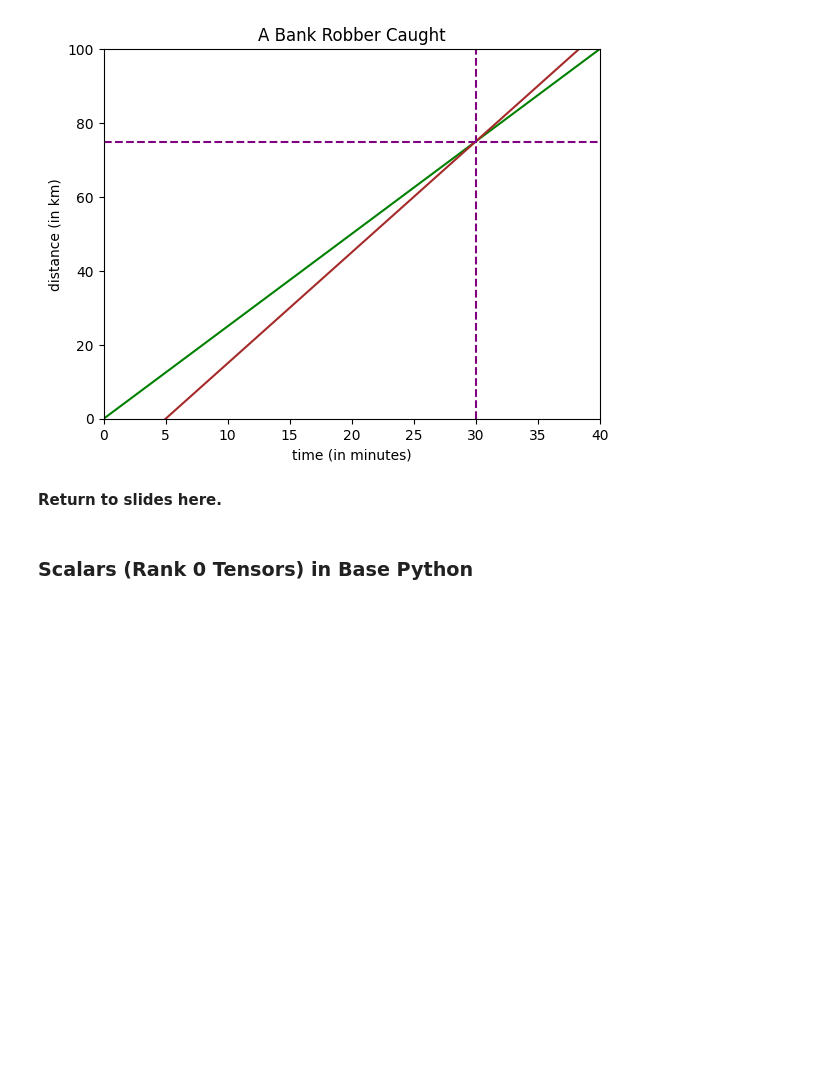
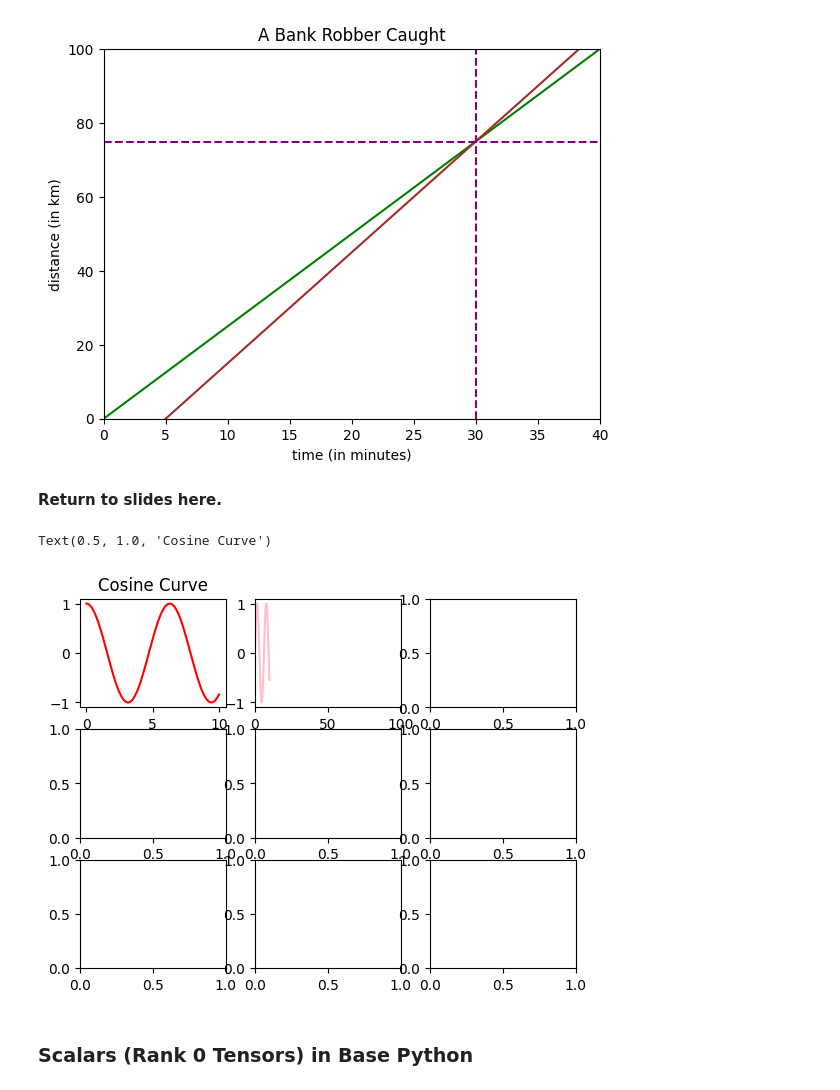
Before and after one commit to jpandey55/ML, a Jupyter notebook: notebooks/1-intro-to-linear-algebra.ipynb, the cells around one changed output. Saved outputs shown, nothing was run; the diff lists cells and outputs as text; code cells hidden in the pictures; blank space fills up the shorter version.

```diff
--- a/notebooks/1-intro-to-linear-algebra.ipynb
+++ b/notebooks/1-intro-to-linear-algebra.ipynb
@@ -81,6 +81,16 @@ _ = plt.axhline(y=75, color='purple', linestyle='--')
 [figure]
 # %% [markdown]
 **Return to slides here.**
+# %%
+fig, axs = plt.subplots(ncols=3, nrows=3)
+x = np.linspace(0, 10, 1000)
+axs[0][1].set_xlim([0,100])
+axs[0, 1].plot(x, np.sin(x), color = "pink")
+axs[0, 0].plot(x, np.cos(x), color="red")
+axs[0, 0].set_title("Cosine Curve")
+# %% [output]
+Text(0.5, 1.0, 'Cosine Curve')
+[figure, added]
 # %% [markdown]
 ### Scalars (Rank 0 Tensors) in Base Python
 # %%
```
Also changed, not shown: parts of 1 cell of this notebook.
